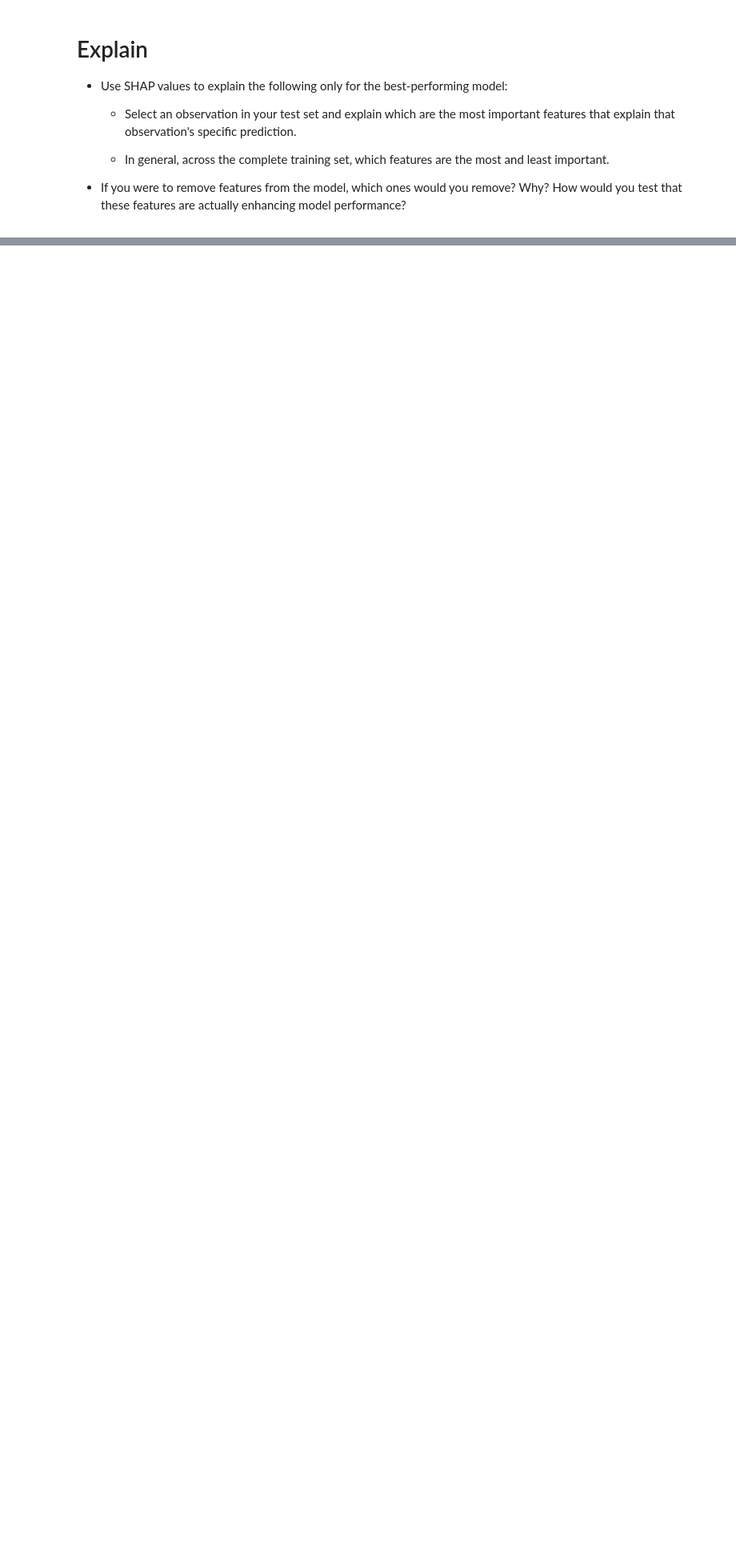
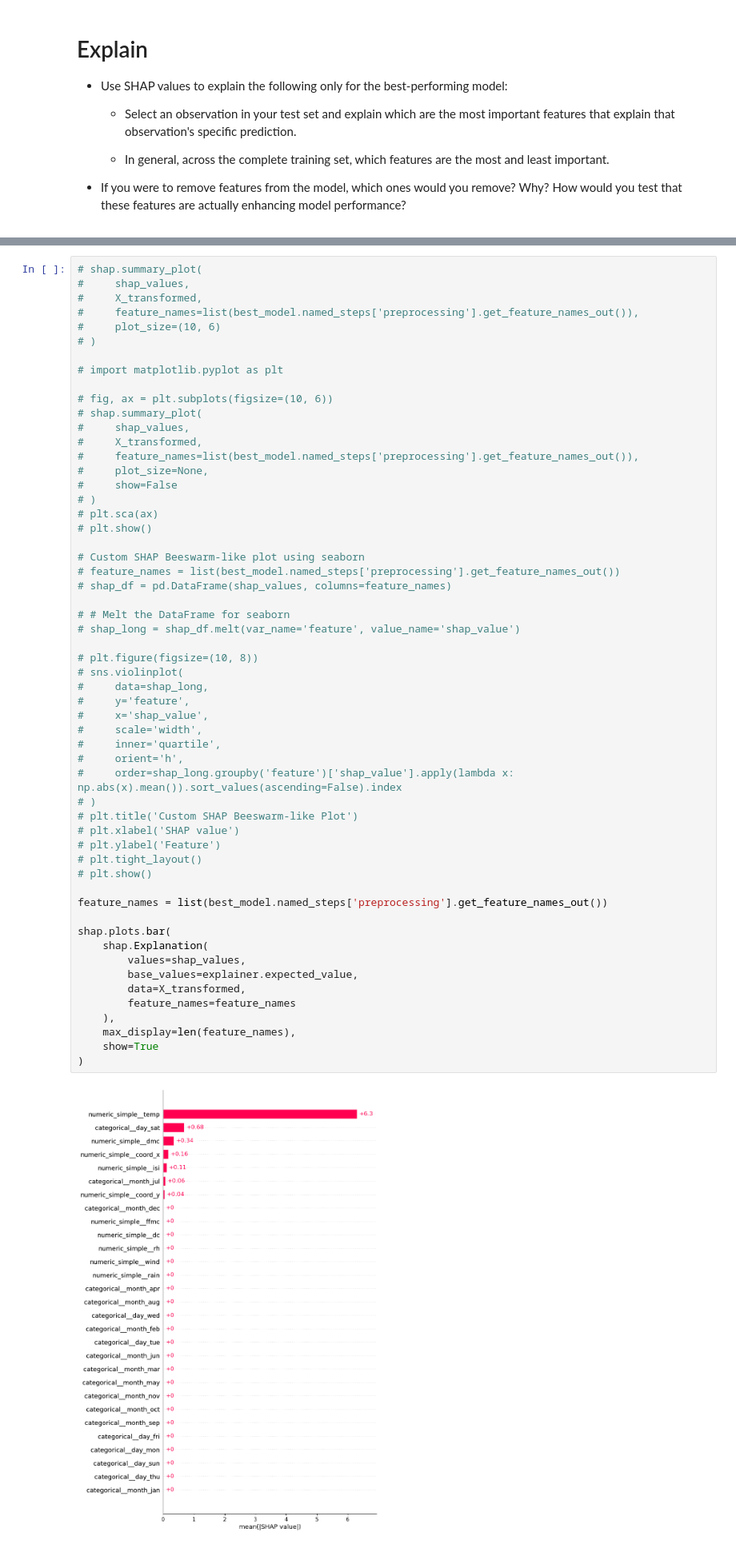
Before and after one commit to NicoForce/production, a Jupyter notebook: 02_activities/assignments/assignment_2.ipynb, the cells around one changed output, grey strips where cells are left out. Shown at 80% size. Drawn from its saved outputs; the diff is of its cells as text; blank space fills up the shorter version.

Commit message:
Adding shap section and explanation

```diff
--- a/02_activities/assignments/assignment_2.ipynb
+++ b/02_activities/assignments/assignment_2.ipynb
@@ -554,0 +543,58 @@ ValueError: Unable to determine Axes to steal space for Colorbar. Either provide
+# %%
+# shap.summary_plot(
+#     shap_values,
+#     X_transformed,
+#     feature_names=list(best_model.named_steps['preprocessing'].get_feature_names_out()),
+#     plot_size=(10, 6)
+# )
+
+# import matplotlib.pyplot as plt
+
+# fig, ax = plt.subplots(figsize=(10, 6))
+# shap.summary_plot(
+#     shap_values,
+#     X_transformed,
+#     feature_names=list(best_model.named_steps['preprocessing'].get_feature_names_out()),
+#     plot_size=None,
+#     show=False
+# )
+# plt.sca(ax)
+# plt.show()
+
+# Custom SHAP Beeswarm-like plot using seaborn
+# feature_names = list(best_model.named_steps['preprocessing'].get_feature_names_out())
+# shap_df = pd.DataFrame(shap_values, columns=feature_names)
+
+# # Melt the DataFrame for seaborn
+# shap_long = shap_df.melt(var_name='feature', value_name='shap_value')
+
+# plt.figure(figsize=(10, 8))
+# sns.violinplot(
+#     data=shap_long,
+#     y='feature',
+#     x='shap_value',
+#     scale='width',
+#     inner='quartile',
+#     orient='h',
+#     order=shap_long.groupby('feature')['shap_value'].apply(lambda x: np.abs(x).mean()).sort_values(ascending=False).index
+# )
+# plt.title('Custom SHAP Beeswarm-like Plot')
+# plt.xlabel('SHAP value')
+# plt.ylabel('Feature')
+# plt.tight_layout()
+# plt.show()
+
+feature_names = list(best_model.named_steps['preprocessing'].get_feature_names_out())
+
+shap.plots.bar(
+    shap.Explanation(
+        values=shap_values,
+        base_values=explainer.expected_value,
+        data=X_transformed,
+        feature_names=feature_names
+    ),
+    max_display=len(feature_names),
+    show=True
+)
+# %% [output]
+[figure, added]
```
Also changed, not shown: parts of 4 cells of this notebook.
